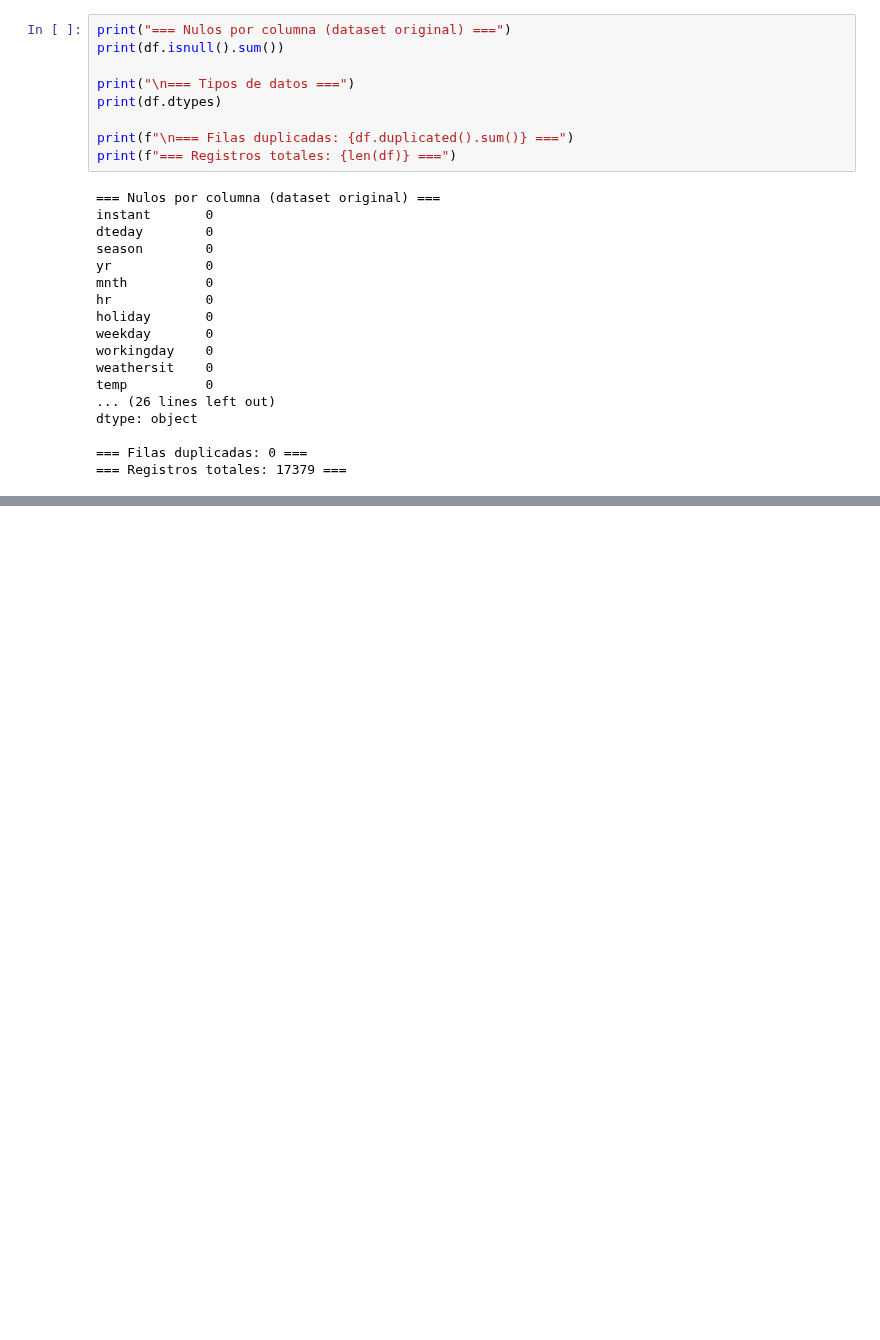
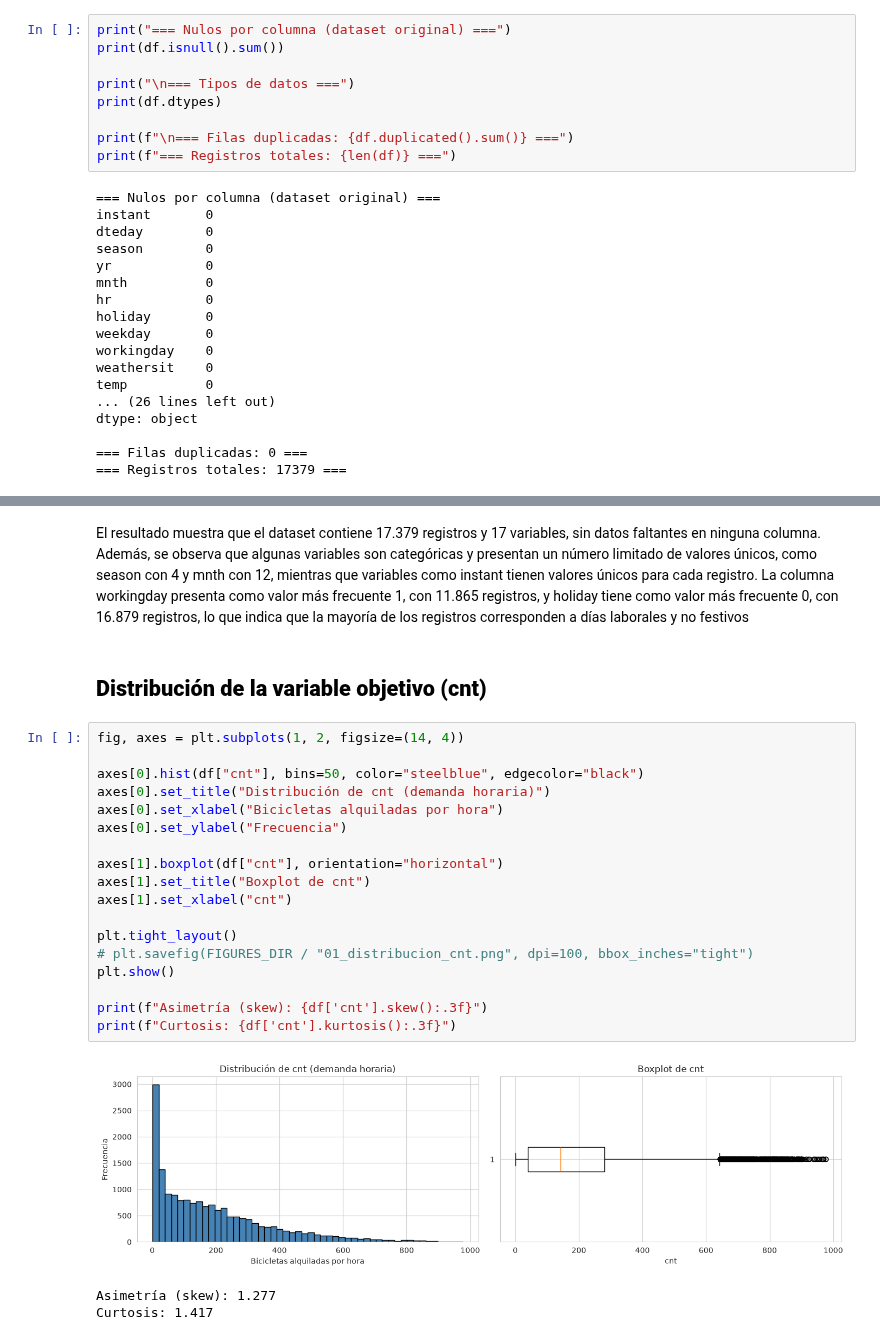
Before and after one commit to santije23/modelos1-price-prediction, a Jupyter notebook: fase-1/notebooks/01_modelo_predictivo.ipynb.ipynb, the cells around one changed output, grey strips where cells are left out. Drawn from its saved outputs; the diff is of its cells as text; blank space fills up the shorter version.

```diff
--- a/fase-1/notebooks/01_modelo_predictivo.ipynb.ipynb
+++ b/fase-1/notebooks/01_modelo_predictivo.ipynb.ipynb
@@ -346,0 +164,26 @@ dtype: object
+# %% [markdown]
+El resultado muestra que el dataset contiene 17.379 registros y 17 variables, sin datos faltantes en ninguna columna. Además, se observa que algunas variables son categóricas y presentan un número limitado de valores únicos, como season con 4 y mnth con 12, mientras que variables como instant tienen valores únicos para cada registro. La columna workingday presenta como valor más frecuente 1, con 11.865 registros, y holiday tiene como valor más frecuente 0, con 16.879 registros, lo que indica que la mayoría de los registros corresponden a días laborales y no festivos
+# %% [markdown]
+## **Distribución de la variable objetivo (cnt)**
+# %%
+fig, axes = plt.subplots(1, 2, figsize=(14, 4))
+
+axes[0].hist(df["cnt"], bins=50, color="steelblue", edgecolor="black")
+axes[0].set_title("Distribución de cnt (demanda horaria)")
+axes[0].set_xlabel("Bicicletas alquiladas por hora")
+axes[0].set_ylabel("Frecuencia")
+
+axes[1].boxplot(df["cnt"], orientation="horizontal")
+axes[1].set_title("Boxplot de cnt")
+axes[1].set_xlabel("cnt")
+
+plt.tight_layout()
+# plt.savefig(FIGURES_DIR / "01_distribucion_cnt.png", dpi=100, bbox_inches="tight")
+plt.show()
+
+print(f"Asimetría (skew): {df['cnt'].skew():.3f}")
+print(f"Curtosis: {df['cnt'].kurtosis():.3f}")
+# %% [output]
+[figure, added]
+Asimetría (skew): 1.277
+Curtosis: 1.417
```
Also changed, not shown: parts of 46 cells of this notebook, 1 other file.
